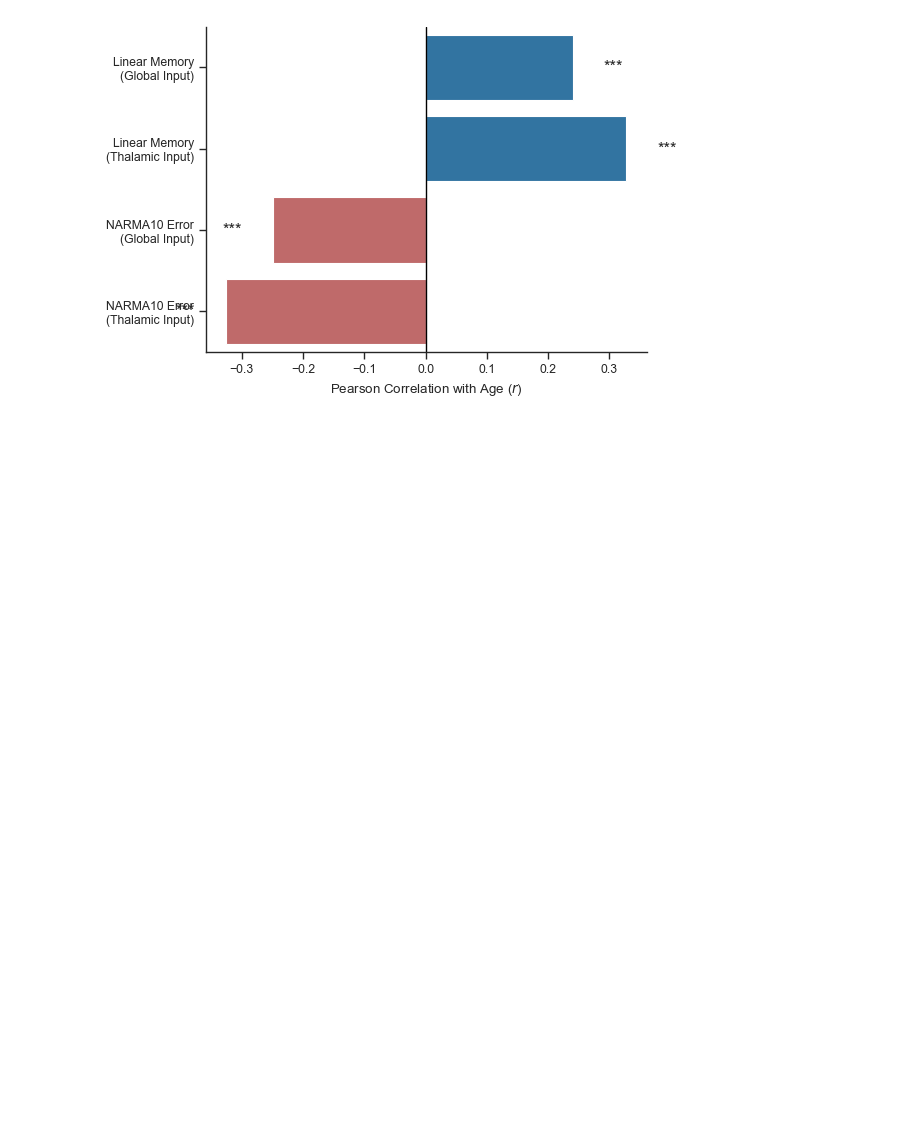
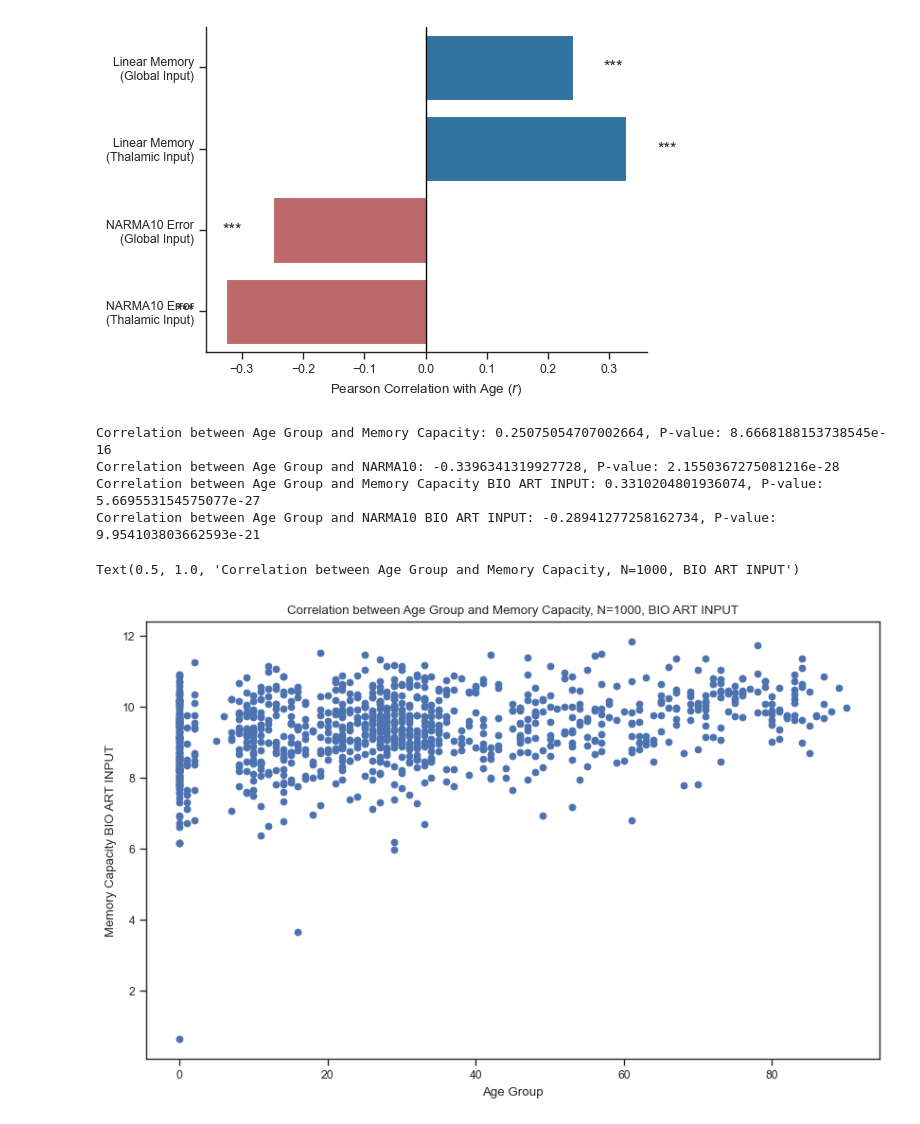
Before and after one commit to alexdeharo269/NetLearn, a Jupyter notebook: age_grouped_connectomes.ipynb, the cells around one changed output. Cells and saved outputs as stored; diff of their text form; code cells hidden in the pictures; blank space fills up the shorter version.

```diff
--- a/age_grouped_connectomes.ipynb
+++ b/age_grouped_connectomes.ipynb
@@ -260,3 +260,28 @@ Passing `palette` without assigning `hue` is deprecated and will be removed in v
 
   sns.barplot(data=res_df, x='r', y='Label', palette=colors, ax=ax, orient='h')
 [figure]
+# %%
+#start a dataframe with the correlations
+df = pd.read_csv('ESNcpp/MC_NARMA_bio_art_input_thalamus_constantInput.txt', header=None)
+df.columns = ['Age Group', 'Memory Capacity', 'NARMA10', 'Memory Capacity BIO ART INPUT', 'NARMA10 BIO ART INPUT']
+
+#obtain a p value for the correlation between age group and memory capacity
+from scipy.stats import pearsonr
+#calculate all pearson coeffs por all columns with age group
+for col in df.columns[1:]:
+     correlation, p_value = pearsonr(df['Age Group'], df[col])
+     print(f'Correlation between Age Group and {col}: {correlation}, P-value: {p_value}')
+#plot the correlation
+import matplotlib.pyplot as plt
+plt.figure(figsize=(10, 6))
+plt.scatter(df['Age Group'], df['Memory Capacity BIO ART INPUT'], marker='o')
+plt.xlabel('Age Group')
+plt.ylabel('Memory Capacity BIO ART INPUT' )
+plt.title('Correlation between Age Group and Memory Capacity, N=1000, BIO ART INPUT')
+# %% [output]
+Correlation between Age Group and Memory Capacity: 0.25075054707002664, P-value: 8.6668188153738545e-16
+Correlation between Age Group and NARMA10: -0.3396341319927728, P-value: 2.1550367275081216e-28
+Correlation between Age Group and Memory Capacity BIO ART INPUT: 0.3310204801936074, P-value: 5.669553154575077e-27
+Correlation between Age Group and NARMA10 BIO ART INPUT: -0.28941277258162734, P-value: 9.954103803662593e-21
+Text(0.5, 1.0, 'Correlation between Age Group and Memory Capacity, N=1000, BIO ART INPUT')
+[figure, added]
```
Also changed, not shown: parts of 10 cells of this notebook, 11 other files.
